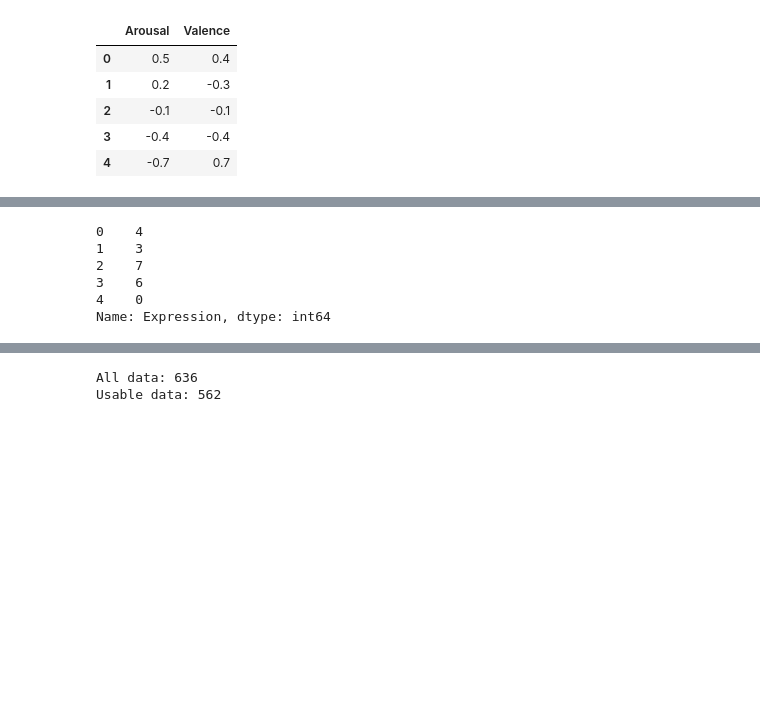
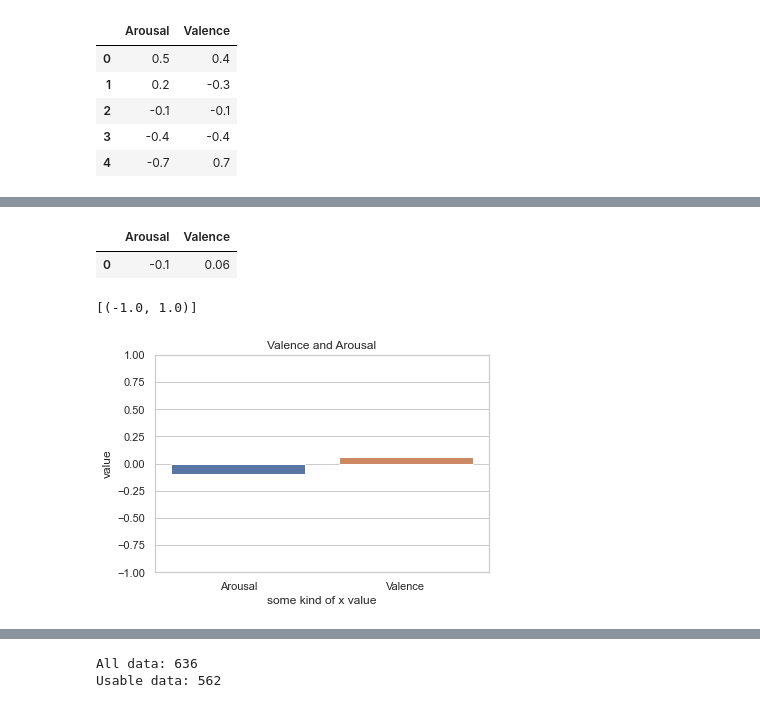
Before and after one commit to dovii/MPC-Data-Analysis, a Jupyter notebook: Analysis.ipynb, the cells around one changed output, grey strips where cells are left out. Drawn from its saved outputs; the diff is of its cells as text; code cells hidden in the pictures; blank space fills up the shorter version.

```diff
--- a/Analysis.ipynb
+++ b/Analysis.ipynb
@@ -55,11 +55,15 @@ ax.set(ylim=(-1, 1))
-# %%
-#Expression only
-expression = df.iloc[:, 2]
-expression
-# %% [output]
-0    4
-1    3
-2    7
-3    6
-4    0
-Name: Expression, dtype: int64
+# %%
+avMean = (df.iloc[:, 0:2]).mean()
+
+avMeanTable = pd.DataFrame([avMean], columns=['Arousal', 'Valence'])
+avMeanTable
+# %% [output]
+|  | Arousal | Valence |
+| 0 | -0.1 | 0.06 |
+# %%
+ax = sns.barplot(data=avMeanTable)
+ax.set(xlabel='some kind of x value', ylabel='value', title='Valence and Arousal')
+ax.set(ylim=(-1, 1))
+# %% [output]
+[(-1.0, 1.0)]
+[figure, added]
```
Also changed, not shown: parts of 4 cells of this notebook.
